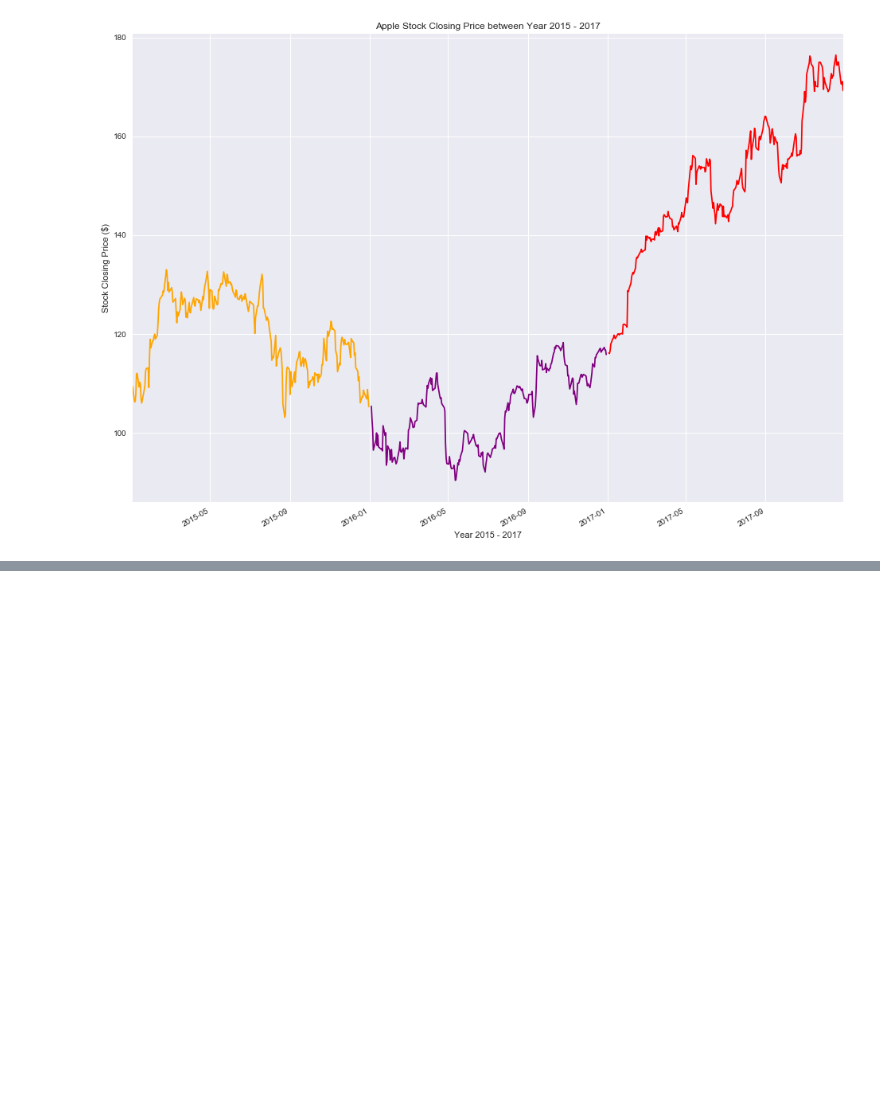
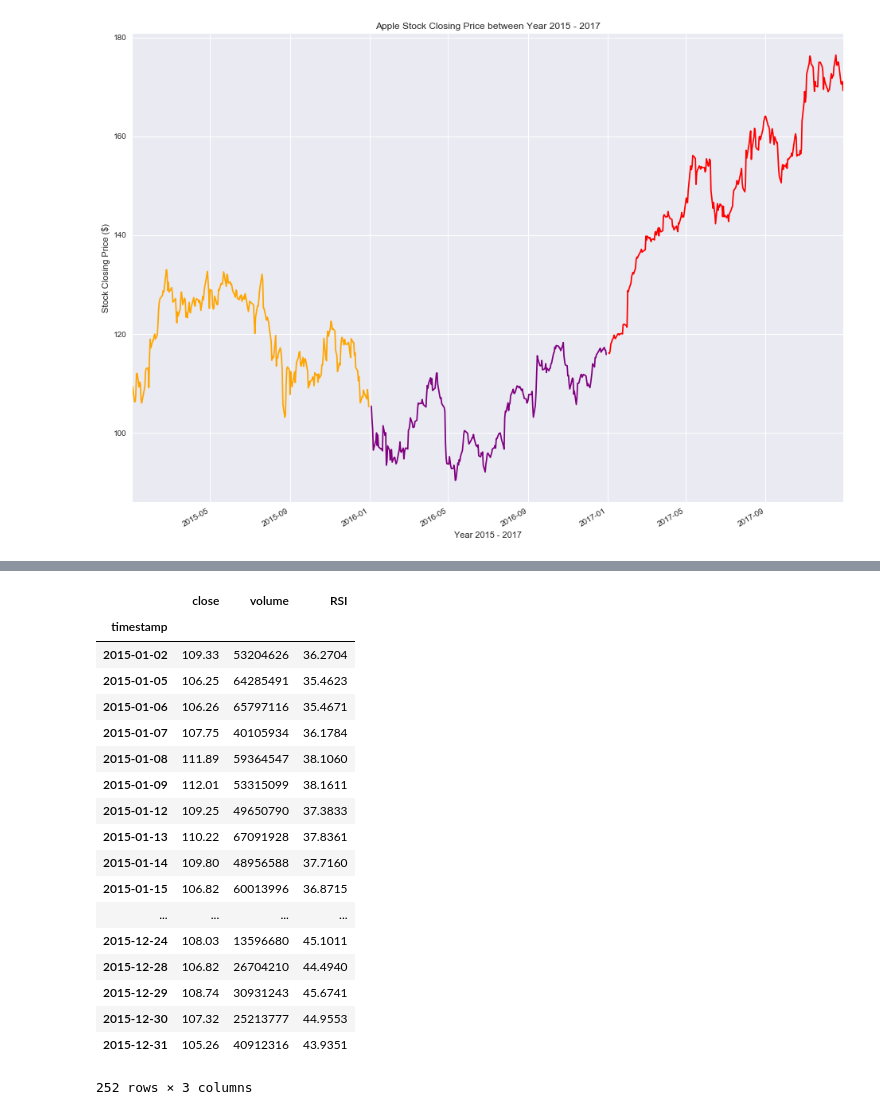
Before and after one commit to timothyyu/pr1-apple-stock-analysis, a Jupyter notebook: main_restructure.ipynb, the cells around one changed output, grey strips where cells are left out. Cells and saved outputs as stored; diff of their text form; code cells hidden in the pictures; blank space fills up the shorter version.

Commit message:
rsi merged into close + vol for 2015-2017 data

```diff
--- a/main_restructure.ipynb
+++ b/main_restructure.ipynb
@@ -42,13 +43,18 @@ stock_pd.drop(['open','high','low'],axis = 1, inplace = True)
 stock_pd.set_index('timestamp',inplace=True)
 # %%
 # Create Multi-year color chart closing price for three year range:
-stock_pd.truncate(before=str('2017-01-01'), after=str('2017-12-31'))['close'].plot(figsize=(16, 12), color="red")
-stock_pd.truncate(before=str('2016-01-01'), after=str('2016-12-31'))['close'].plot(figsize=(16, 12), color="purple")
-stock_pd.truncate(before=str('2015-01-01'), after=str('2015-12-31'))['close'].plot(figsize=(16, 12), color="orange")
+
+stock_2017 = stock_pd.truncate(before=str('2017-01-01'), after=str('2017-12-31'))
+stock_2016 = stock_pd.truncate(before=str('2016-01-01'), after=str('2016-12-31'))
+stock_2015 = stock_pd.truncate(before=str('2015-01-01'), after=str('2015-12-31'))
+
+stock_2017['close'].plot(figsize=(16, 12), color="red")
+stock_2016['close'].plot(figsize=(16, 12), color="purple")
+stock_2015['close'].plot(figsize=(16, 12), color="orange")
+
 plt.title("Apple Stock Closing Price between Year 2015 - 2017")
 plt.xlabel("Year 2015 - 2017")
 plt.ylabel("Stock Closing Price ($)")
-plt.savefig('2015-2017 Apple close single chart.png')
 plt.show()
 # %% [output]
 [figure]
@@ -63,6 +69,6 @@ rsi_pd1.set_index('timestamp', inplace=True)
 rsi_pd2.set_index('timestamp', inplace=True)
 rsi_pd3.set_index('timestamp', inplace=True)
 
-rsi_pd1=rsi_pd1.truncate(before=str('2017-01-01'), after=str('2017-12-31'))
-rsi_pd2=rsi_pd2.truncate(before=str('2016-01-01'), after=str('2016-12-31'))
-rsi_pd3=rsi_pd3.truncate(before=str('2015-01-01'), after=str('2015-12-31'))
+rsi_2017=rsi_pd1.truncate(before=str('2017-01-01'), after=str('2017-12-31'))
+rsi_2016=rsi_pd2.truncate(before=str('2016-01-01'), after=str('2016-12-31'))
+rsi_2015=rsi_pd3.truncate(before=str('2015-01-01'), after=str('2015-12-31'))
@@ -89,0 +95,25 @@ rsi_pd3.head(2)
+# %%
+# Merge RSI values into close + volume price into dataframe
+stock_2017.join(rsi_2017, how= 'inner')
+stock_2016.join(rsi_2016, how= 'inner')
+stock_2015.join(rsi_2015, how= 'inner')
+# %% [output]
+|  | close | volume | RSI |
+| timestamp |  |  |  |
+| 2015-01-02 | 109.33 | 53204626 | 36.2704 |
+| 2015-01-05 | 106.25 | 64285491 | 35.4623 |
+| 2015-01-06 | 106.26 | 65797116 | 35.4671 |
+| 2015-01-07 | 107.75 | 40105934 | 36.1784 |
+| 2015-01-08 | 111.89 | 59364547 | 38.1060 |
+| 2015-01-09 | 112.01 | 53315099 | 38.1611 |
+| 2015-01-12 | 109.25 | 49650790 | 37.3833 |
+| 2015-01-13 | 110.22 | 67091928 | 37.8361 |
+| 2015-01-14 | 109.80 | 48956588 | 37.7160 |
+| 2015-01-15 | 106.82 | 60013996 | 36.8715 |
+| ... | ... | ... | ... |
+| 2015-12-24 | 108.03 | 13596680 | 45.1011 |
+| 2015-12-28 | 106.82 | 26704210 | 44.4940 |
+| 2015-12-29 | 108.74 | 30931243 | 45.6741 |
+| 2015-12-30 | 107.32 | 25213777 | 44.9553 |
+| 2015-12-31 | 105.26 | 40912316 | 43.9351 |
+252 rows × 3 columns
```
Also changed, not shown: parts of 7 cells of this notebook, 1 other file.
